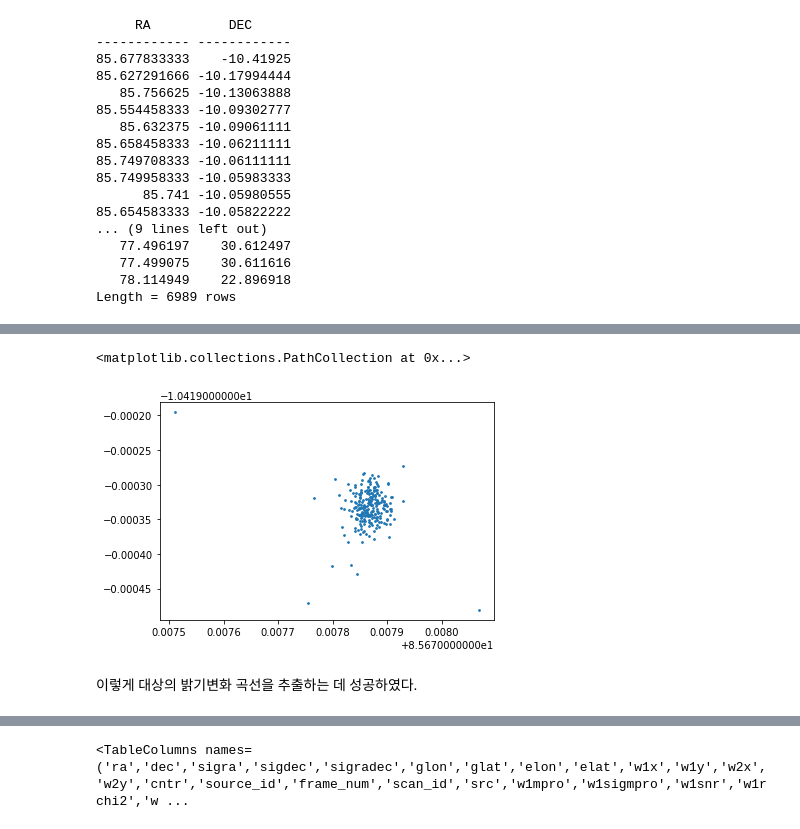
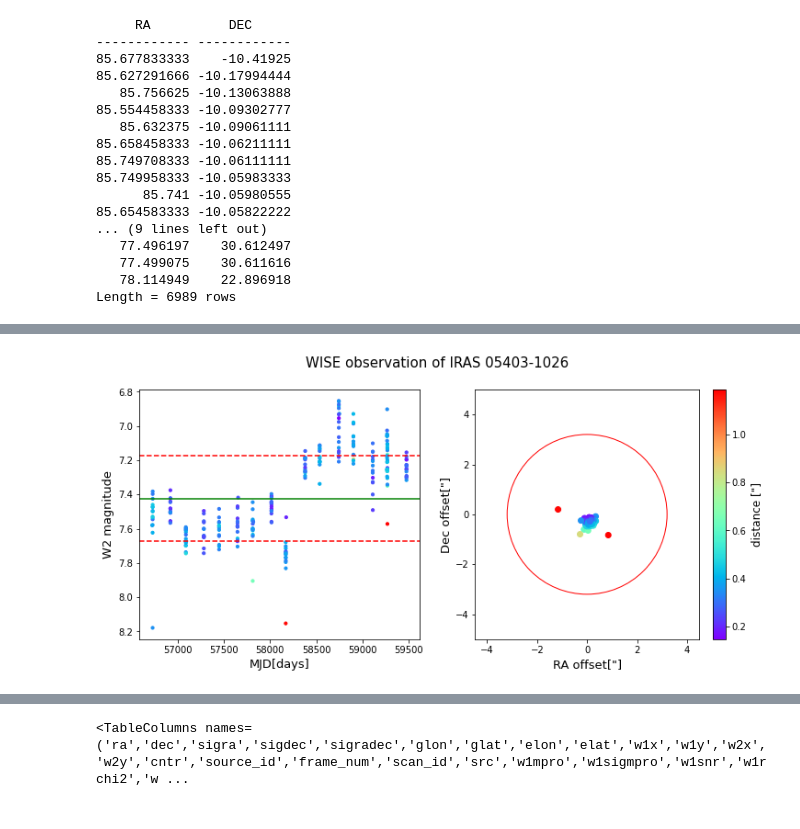
Before and after one commit to hoeen/WISE_YSO_variability_analysis, a Jupyter notebook: WISE YSO variability analysis_tutorial.ipynb, the cells around one changed output, grey strips where cells are left out. Cells and saved outputs as stored; diff of their text form; code cells hidden in the pictures.

```diff
--- a/WISE YSO variability analysis_tutorial.ipynb
+++ b/WISE YSO variability analysis_tutorial.ipynb
@@ -142,7 +114,45 @@ fig.show()
-# %%
-plt.scatter(tab.to_pandas().ra, tab.to_pandas().dec, s=3)
-# %% [output]
-<matplotlib.collections.PathCollection at 0x...>
-[figure, removed]
-# %% [markdown]
-이렇게 대상의 밝기변화 곡선을 추출하는 데 성공하였다.
+# %%
+RA = 85.677833333
+DEC = -10.41925
+dist = np.sqrt(
+    (tab.ra - RA)**2 + (tab.dec - DEC)**2
+  )*3600  #distance from catalogue position
+
+
+# W2 lightcurve
+
+fig, ax = plt.subplots(1,2, figsize=(12,5))
+ax[0].scatter(tab.mjd,tab.w2mag,c=dist, cmap='rainbow', s=10)
+ax[0].invert_yaxis()
+ax[0].set_xlabel('MJD[days]',size=13)
+ax[0].set_ylabel('W2 magnitude',size=13)
+
+# plot mean, std of brightness
+ax[0].axhline(tab.w2mag.median(), color='g')
+ax[0].axhline(tab.w2mag.median() + tab.w2mag.std(), color='r', linestyle='--')
+ax[0].axhline(tab.w2mag.median() - tab.w2mag.std(), color='r', linestyle='--')
+
+# W2 datapoint ra/dec distance plot
+dist_plot = ax[1].scatter((tab.ra-RA)*3600, (tab.dec-DEC)*3600, c=dist, cmap='rainbow')
+
+circ1 = plt.Circle((0,0),
+                  6.4/2, # WISE W2 angular resolution : 6.4 arcsec. Deg = arcsec/3600 ≈ arcsec*0.0002778
+                  color='r',
+                  fill=False)
+cbar2 = plt.colorbar(dist_plot)#,cax=axc1)
+cbar2.ax.set_ylabel('distance ["]',size=12)
+ax[1].axis('equal')
+ax[1].add_artist(circ1)
+ax[1].set_xlim(-5, 5)
+ax[1].set_ylim(-5, 5)
+# ax.invert_xaxis()
+# ax.ticklabel_format(useOffset=False)
+ax[1].set_xlabel('RA offset["]',size=13)
+ax[1].set_ylabel('Dec offset["]',size=13)
+# dist_std = np.std(np.sqrt(radist**2+decdist**2)*3600)
+# print(f'STD distance from center is : {dist_std:.3f}"')
+
+plt.suptitle('WISE observation of IRAS 05403-1026', size=15)
+plt.show()
+# %% [output]
+[figure, added]
```
Also changed, not shown: parts of 9 cells of this notebook.
